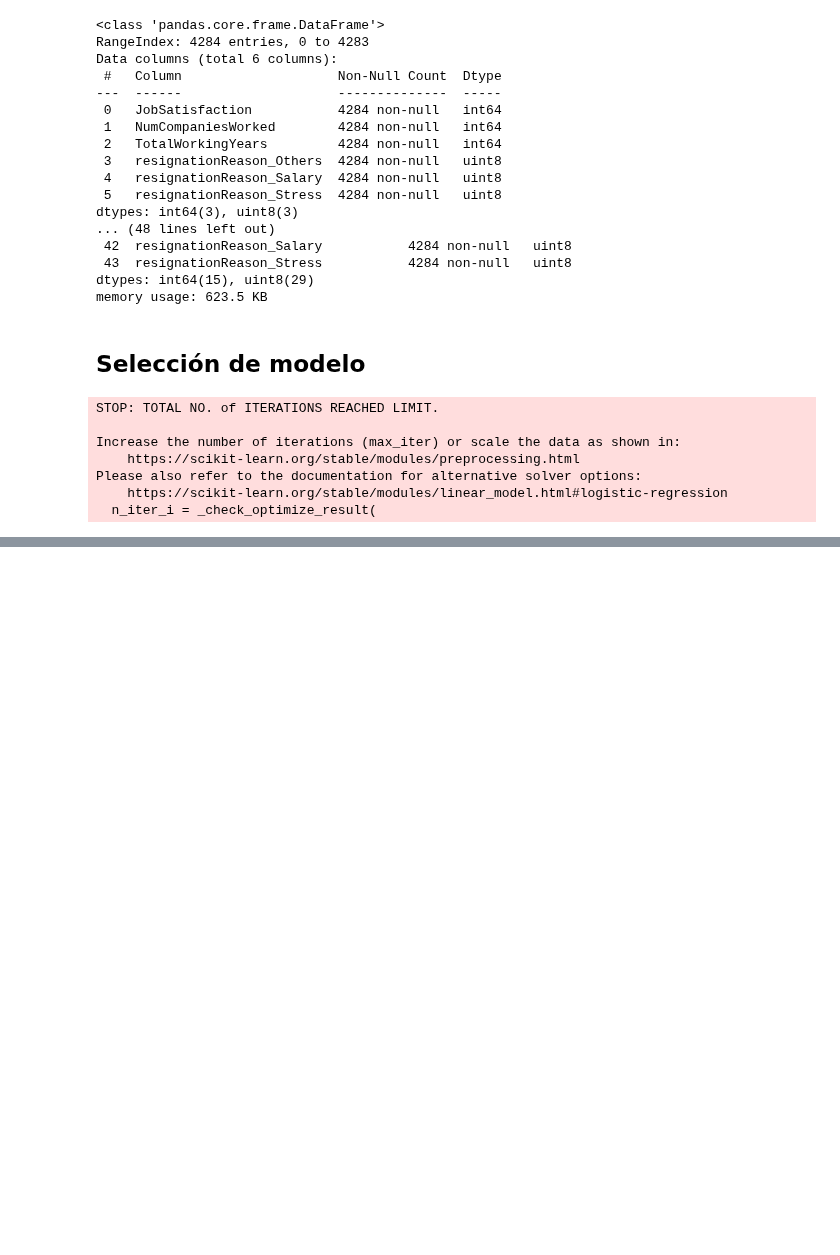
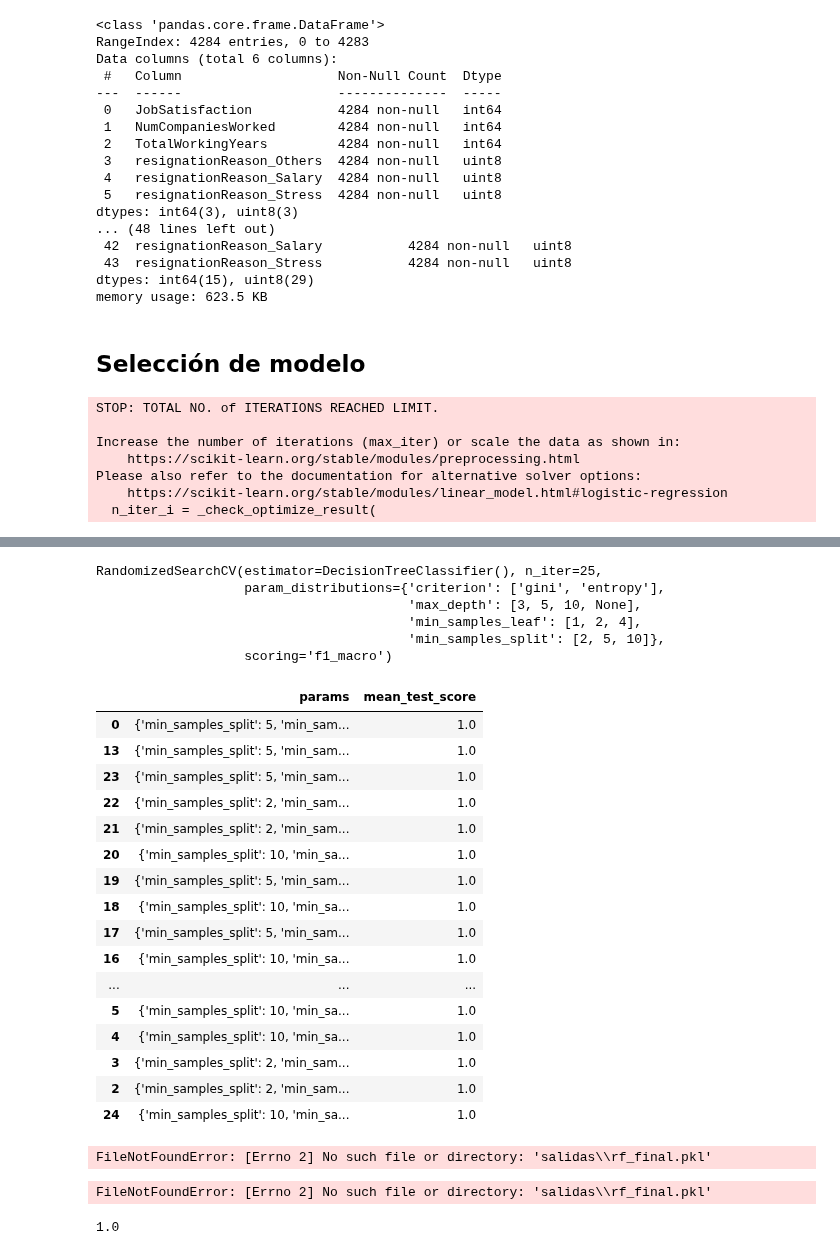
Before and after one commit to andressj1/A-RH, a Jupyter notebook: e_modelos.ipynb, the cells around one changed output, grey strips where cells are left out. Cells and saved outputs as stored; diff of their text form; code cells hidden in the pictures; blank space fills up the shorter version.

```diff
--- a/e_modelos.ipynb
+++ b/e_modelos.ipynb
@@ -126,0 +137,42 @@ dtype: float64
+# %%
+##### Ajuste de modelo ganador; Arboles de decision usando todas las variables
+param_grid = {
+    'max_depth': [3, 5, 10, None],
+    'min_samples_split': [2, 5, 10],
+    'min_samples_leaf': [1, 2, 4],
+    'criterion': ['gini', 'entropy']
+}
+# %%
+tun_add=RandomizedSearchCV(m_add,param_distributions=param_grid,n_iter=25,scoring="f1_macro")
+tun_add.fit(X2, y)
+# %% [output]
+RandomizedSearchCV(estimator=DecisionTreeClassifier(), n_iter=25,
+                   param_distributions={'criterion': ['gini', 'entropy'],
+                                        'max_depth': [3, 5, 10, None],
+                                        'min_samples_leaf': [1, 2, 4],
+                                        'min_samples_split': [2, 5, 10]},
+                   scoring='f1_macro')
+# %%
+pd.set_option('display.max_colwidth', 100)
+resultados=tun_add.cv_results_
+tun_add.best_params_
+pd_resultados=pd.DataFrame(resultados)
+pd_resultados[["params","mean_test_score"]].sort_values(by="mean_test_score", ascending=False)
+# %% [output]
+|  | params | mean_test_score |
+| 0 | {'min_samples_split': 5, 'min_sam... | 1.0 |
+| 13 | {'min_samples_split': 5, 'min_sam... | 1.0 |
+| 23 | {'min_samples_split': 5, 'min_sam... | 1.0 |
+| 22 | {'min_samples_split': 2, 'min_sam... | 1.0 |
+| 21 | {'min_samples_split': 2, 'min_sam... | 1.0 |
+| 20 | {'min_samples_split': 10, 'min_sa... | 1.0 |
+| 19 | {'min_samples_split': 5, 'min_sam... | 1.0 |
+| 18 | {'min_samples_split': 10, 'min_sa... | 1.0 |
+| 17 | {'min_samples_split': 5, 'min_sam... | 1.0 |
+| 16 | {'min_samples_split': 10, 'min_sa... | 1.0 |
+| ... | ... | ... |
+| 5 | {'min_samples_split': 10, 'min_sa... | 1.0 |
+| 4 | {'min_samples_split': 10, 'min_sa... | 1.0 |
+| 3 | {'min_samples_split': 2, 'min_sam... | 1.0 |
+| 2 | {'min_samples_split': 2, 'min_sam... | 1.0 |
+| 24 | {'min_samples_split': 10, 'min_sa... | 1.0 |
@@ -126,0 +182,21 @@ dtype: float64
+# %%
+### función para exportar y guardar objetos de python (cualqueira)
+
+joblib.dump(rf_final, "salidas\\rf_final.pkl") ##
+joblib.dump(m_lreg, "salidas\\m_lreg.pkl") ##
+joblib.dump(list_cat, "salidas\\list_cat.pkl") ### para realizar imputacion
+joblib.dump(list_dummies, "salidas\\list_dummies.pkl")  ### para convertir a dummies
+joblib.dump(var_names, "salidas\\var_names.pkl")  ### para variables con que se entrena modelo
+joblib.dump(scaler, "salidas\\scaler.pkl") ##
+# %% [output]
+FileNotFoundError: [Errno 2] No such file or directory: 'salidas\\rf_final.pkl'
+# %%
+### funcion para cargar objeto guardado ###
+rf_final = joblib.load("salidas\\rf_final.pkl")
+m_lreg = joblib.load("salidas\\m_lreg.pkl")
+list_cat=joblib.load("salidas\\list_cat.pkl")
+list_dummies=joblib.load("salidas\\list_dummies.pkl")
+var_names=joblib.load("salidas\\var_names.pkl")
+scaler=joblib.load("salidas\\scaler.pkl")
+# %% [output]
+FileNotFoundError: [Errno 2] No such file or directory: 'salidas\\rf_final.pkl'
@@ -126,0 +208,9 @@ dtype: float64
+# %%
+train_rf=pd.DataFrame(eval['train_score'])
+test_rf=pd.DataFrame(eval['test_score'])
+train_test_rf=pd.concat([train_rf, test_rf],axis=1)
+train_test_rf.columns=['train_score','test_score']
+train_test_rf
+train_test_rf["test_score"].mean()
+# %% [output]
+1.0
```
Also changed, not shown: parts of 7 cells of this notebook.
